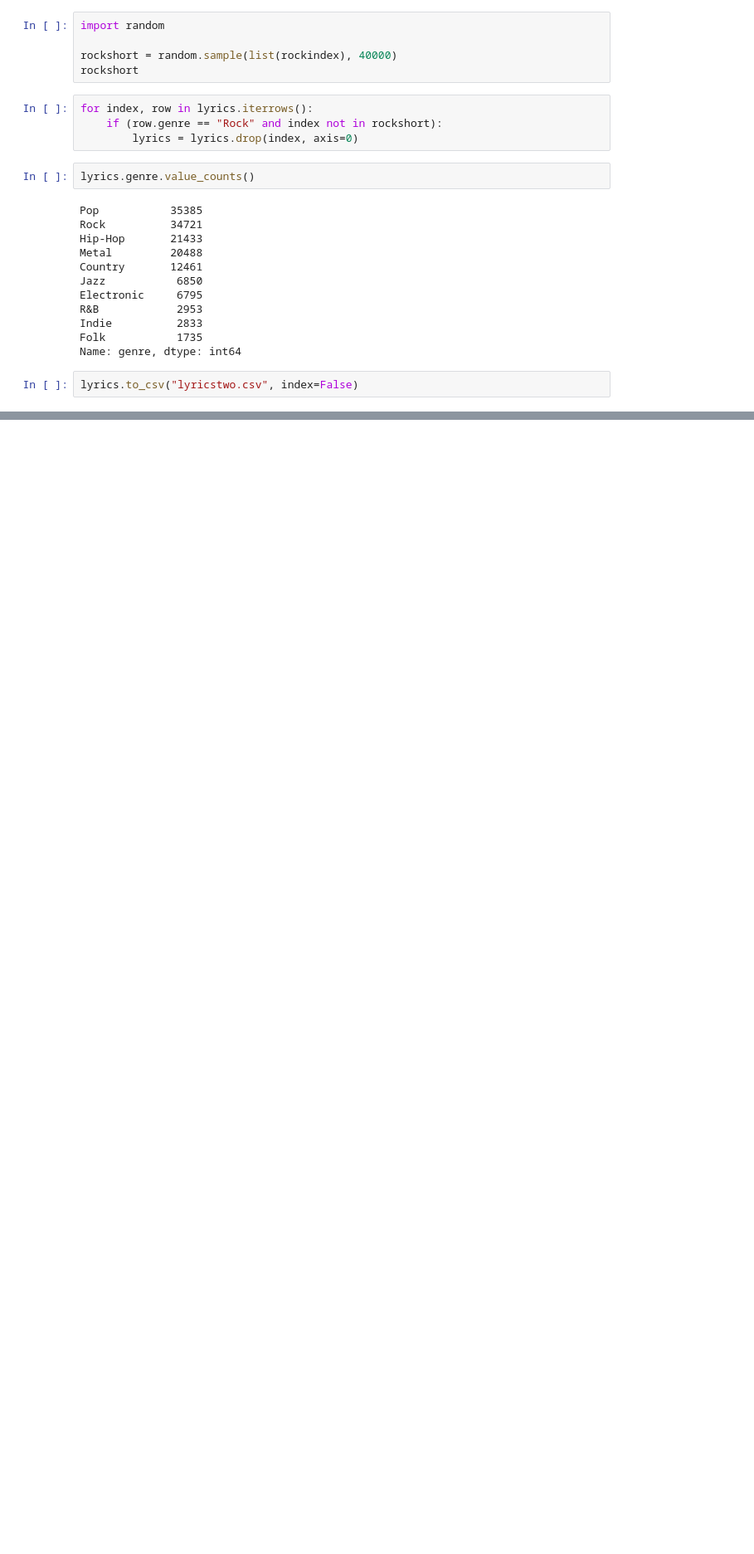
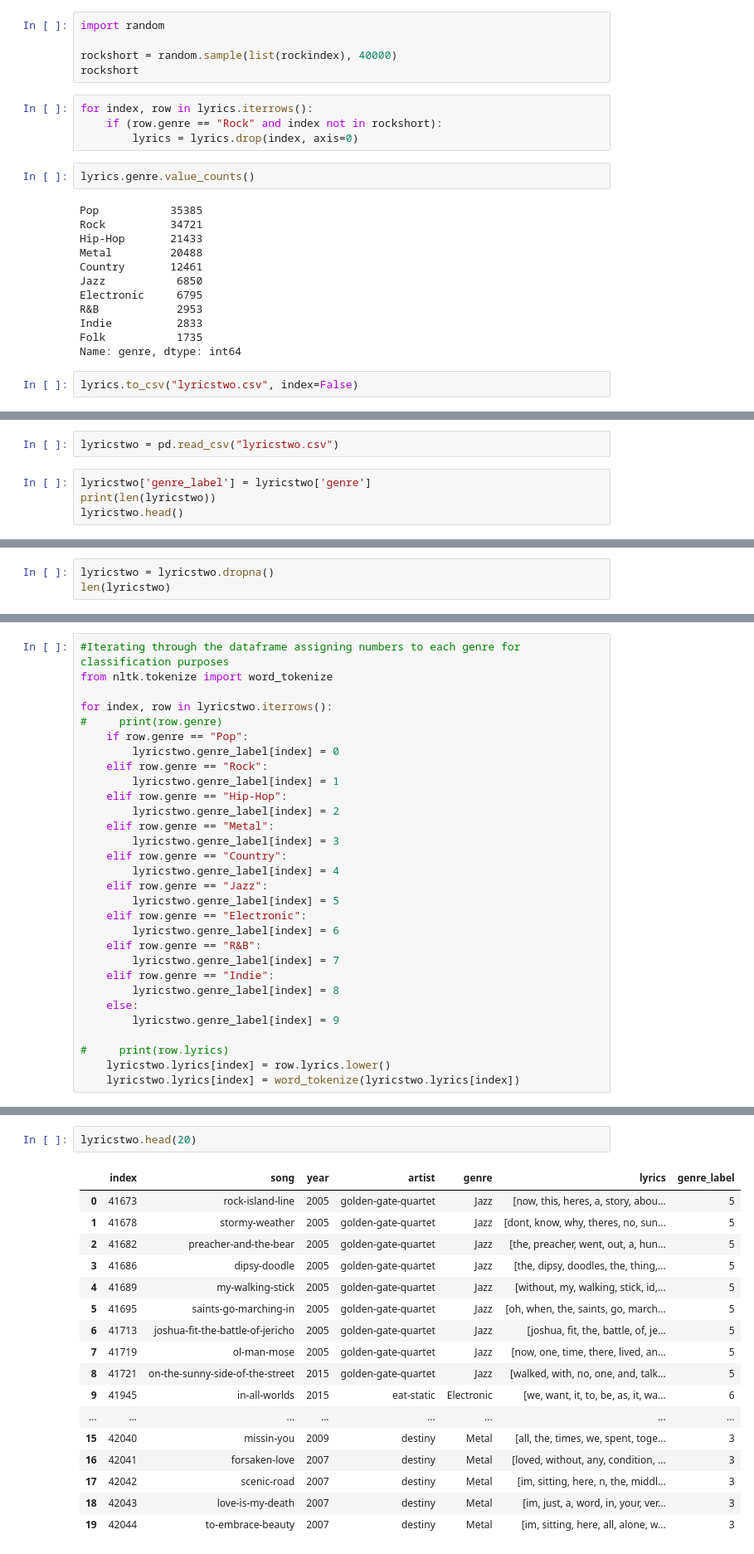
Before and after one commit to jeffreyb92/lyric-analysis, a Jupyter notebook: LyricsAssessment.ipynb, the cells around one changed output, grey strips where cells are left out. Shown at 83% size. Drawn from its saved outputs; the diff is of its cells as text; blank space fills up the shorter version.

Commit message:
updated lyrics set for machine learning testing

```diff
--- a/LyricsAssessment.ipynb
+++ b/LyricsAssessment.ipynb
@@ -356,0 +365,6 @@ lyrics.to_csv("lyricstwo.csv", index=False)
+# %%
+lyricstwo = pd.read_csv("lyricstwo.csv")
+# %%
+lyricstwo['genre_label'] = lyricstwo['genre']
+print(len(lyricstwo))
+lyricstwo.head()
@@ -356,0 +379,3 @@ lyrics.to_csv("lyricstwo.csv", index=False)
+# %%
+lyricstwo = lyricstwo.dropna()
+len(lyricstwo)
@@ -356,0 +384,30 @@ lyrics.to_csv("lyricstwo.csv", index=False)
+# %%
+#Iterating through the dataframe assigning numbers to each genre for classification purposes
+from nltk.tokenize import word_tokenize
+
+for index, row in lyricstwo.iterrows():
+#     print(row.genre)
+    if row.genre == "Pop":
+        lyricstwo.genre_label[index] = 0
+    elif row.genre == "Rock":
+        lyricstwo.genre_label[index] = 1
+    elif row.genre == "Hip-Hop":
+        lyricstwo.genre_label[index] = 2
+    elif row.genre == "Metal":
+        lyricstwo.genre_label[index] = 3
+    elif row.genre == "Country":
+        lyricstwo.genre_label[index] = 4
+    elif row.genre == "Jazz":
+        lyricstwo.genre_label[index] = 5
+    elif row.genre == "Electronic":
+        lyricstwo.genre_label[index] = 6
+    elif row.genre == "R&B":
+        lyricstwo.genre_label[index] = 7
+    elif row.genre == "Indie":
+        lyricstwo.genre_label[index] = 8
+    else:
+        lyricstwo.genre_label[index] = 9
+
+#     print(row.lyrics)
+    lyricstwo.lyrics[index] = row.lyrics.lower()
+    lyricstwo.lyrics[index] = word_tokenize(lyricstwo.lyrics[index])
@@ -356,0 +432,20 @@ lyrics.to_csv("lyricstwo.csv", index=False)
+# %%
+lyricstwo.head(20)
+# %% [output]
+|  | index | song | year | artist | genre | lyrics | genre_label |
+| 0 | 41673 | rock-island-line | 2005 | golden-gate-quartet | Jazz | [now, this, heres, a, story, abou... | 5 |
+| 1 | 41678 | stormy-weather | 2005 | golden-gate-quartet | Jazz | [dont, know, why, theres, no, sun... | 5 |
+| 2 | 41682 | preacher-and-the-bear | 2005 | golden-gate-quartet | Jazz | [the, preacher, went, out, a, hun... | 5 |
+| 3 | 41686 | dipsy-doodle | 2005 | golden-gate-quartet | Jazz | [the, dipsy, doodles, the, thing,... | 5 |
+| 4 | 41689 | my-walking-stick | 2005 | golden-gate-quartet | Jazz | [without, my, walking, stick, id,... | 5 |
+| 5 | 41695 | saints-go-marching-in | 2005 | golden-gate-quartet | Jazz | [oh, when, the, saints, go, march... | 5 |
+| 6 | 41713 | joshua-fit-the-battle-of-jericho | 2005 | golden-gate-quartet | Jazz | [joshua, fit, the, battle, of, je... | 5 |
+| 7 | 41719 | ol-man-mose | 2005 | golden-gate-quartet | Jazz | [now, one, time, there, lived, an... | 5 |
+| 8 | 41721 | on-the-sunny-side-of-the-street | 2015 | golden-gate-quartet | Jazz | [walked, with, no, one, and, talk... | 5 |
+| 9 | 41945 | in-all-worlds | 2015 | eat-static | Electronic | [we, want, it, to, be, as, it, wa... | 6 |
+| ... | ... | ... | ... | ... | ... | ... | ... |
+| 15 | 42040 | missin-you | 2009 | destiny | Metal | [all, the, times, we, spent, toge... | 3 |
+| 16 | 42041 | forsaken-love | 2007 | destiny | Metal | [loved, without, any, condition, ... | 3 |
+| 17 | 42042 | scenic-road | 2007 | destiny | Metal | [im, sitting, here, n, the, middl... | 3 |
+| 18 | 42043 | love-is-my-death | 2007 | destiny | Metal | [im, just, a, word, in, your, ver... | 3 |
+| 19 | 42044 | to-embrace-beauty | 2007 | destiny | Metal | [im, sitting, here, all, alone, w... | 3 |
```
Also changed, not shown: parts of 26 cells of this notebook, 1 other file.
